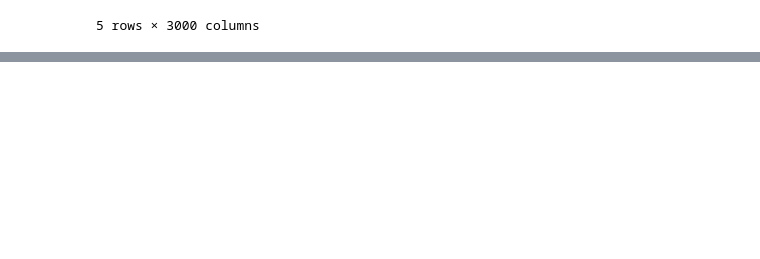
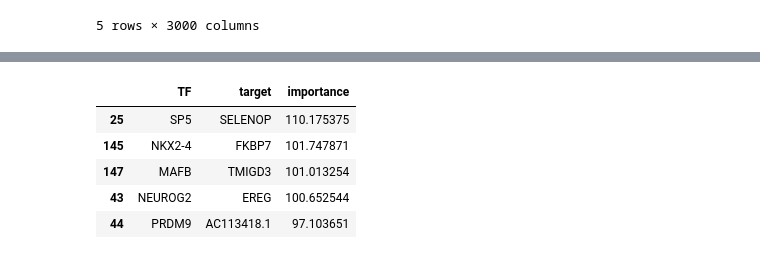
Before and after one commit to maarten-devries/MIT-6.874-Project, a Jupyter notebook: pySCENIC_melanoma_scRNA.ipynb, the cells around one changed output, grey strips where cells are left out. Saved outputs shown, nothing was run; the diff lists cells and outputs as text; code cells hidden in the pictures; blank space fills up the shorter version.

```diff
--- a/pySCENIC_melanoma_scRNA.ipynb
+++ b/pySCENIC_melanoma_scRNA.ipynb
@@ -123,7 +123,7 @@ ex_matrix.head()
 5 rows × 3000 columns
 # %%
 #Subsamples
-# samp_size = 5000
-# ex_matr_samp = ex_matrix.iloc[:samp_size,:]
-# print(np.shape(ex_matr_samp))
-# ex_matr_samp.head()
+samp_size = 100
+ex_matr_samp = ex_matrix.iloc[:samp_size,:]
+print(np.shape(ex_matr_samp))
+ex_matr_samp.head()
@@ -130,7 +139,8 @@ ex_matrix.head()
 # %%
 #Initial phase of the pySCENIC pipeline: the single cell expression profiles are used
 #to infer co-expression modules
-adjancencies = grnboost2(expression_data=ex_matrix, tf_names=tf_names, verbose=True)
+# adjancencies = grnboost2(expression_data=ex_matrix, tf_names=tf_names, verbose=True)
+adjancencies = grnboost2(expression_data=ex_matr_samp, tf_names=tf_names, verbose=True)
 # %% [output]
 preparing dask client
 parsing input
@@ -148,0 +152,9 @@ adjacencies.head()
+# %%
+adjancencies.head() #Thank god it finished!
+# %% [output]
+|  | TF | target | importance |
+| 25 | SP5 | SELENOP | 110.175375 |
+| 145 | NKX2-4 | FKBP7 | 101.747871 |
+| 147 | MAFB | TMIGD3 | 101.013254 |
+| 43 | NEUROG2 | EREG | 100.652544 |
+| 44 | PRDM9 | AC113418.1 | 97.103651 |
```
Also changed, not shown: parts of 3 cells of this notebook.
